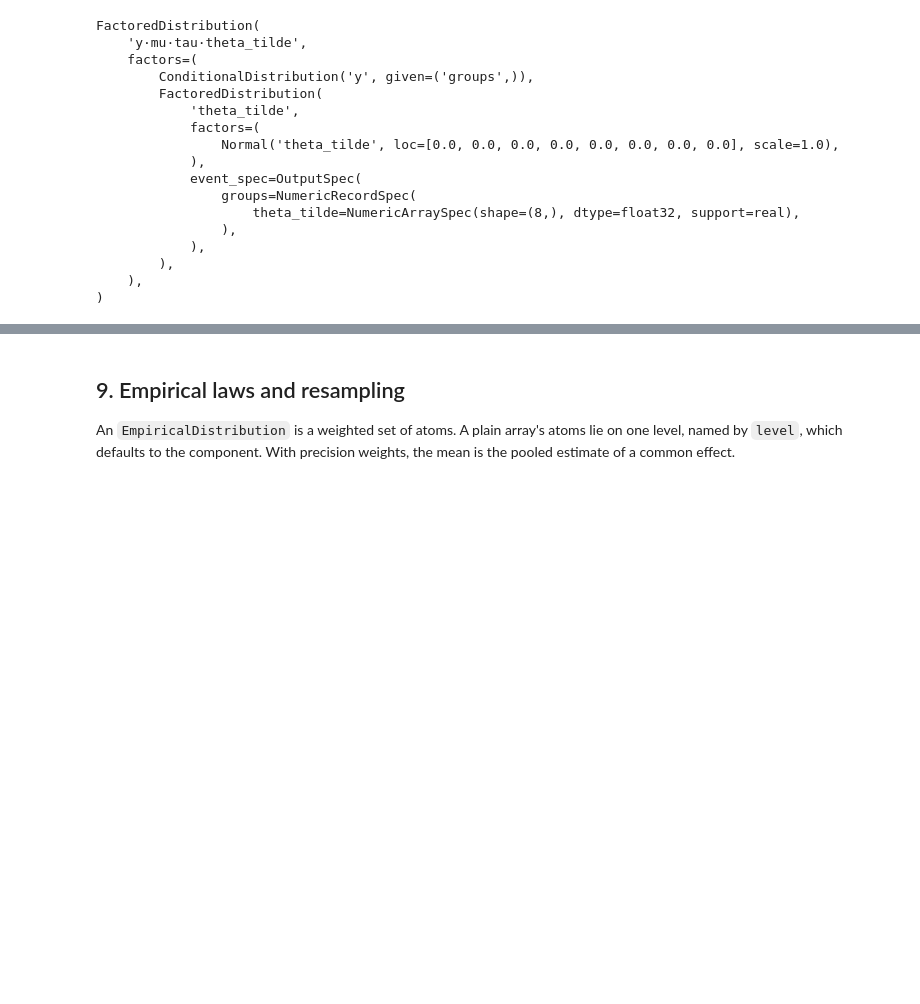
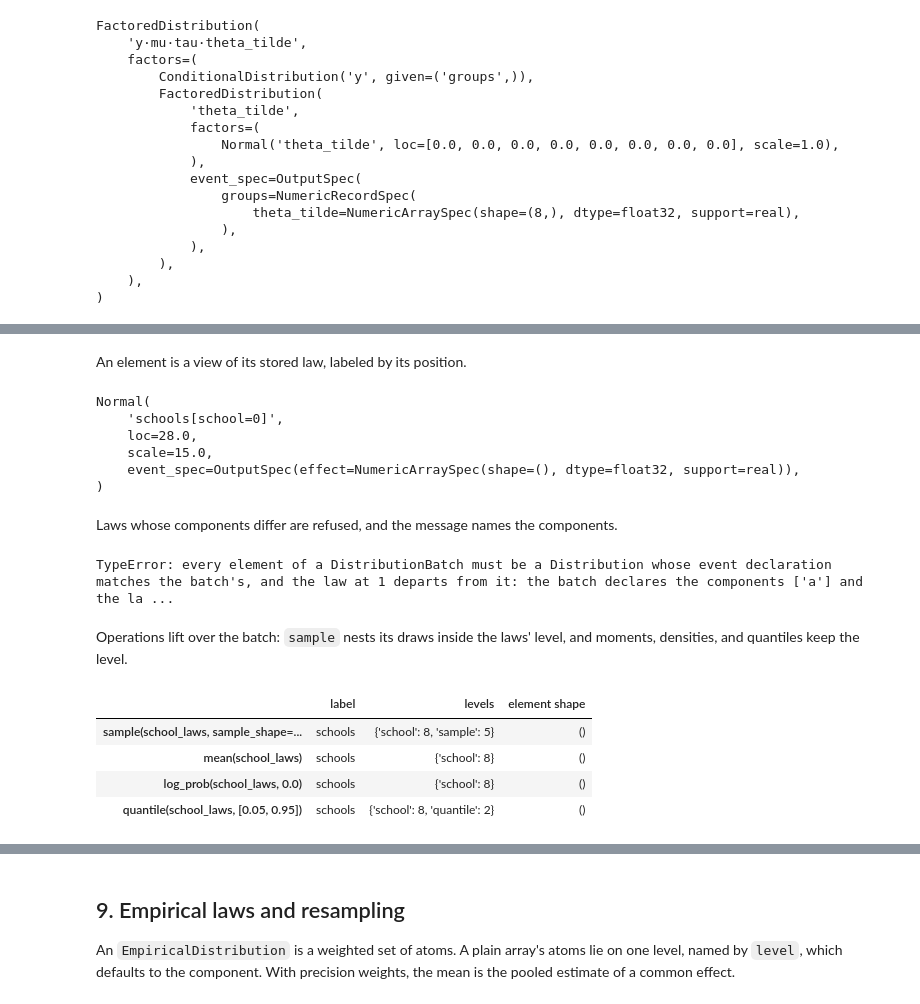
Before and after one commit to TARPS-group/prob-pipe, a Jupyter notebook: docs/tutorials/overhaul_tour.ipynb, the cells around one changed output, grey strips where cells are left out. Drawn from its saved outputs; the diff is of its cells as text; code cells hidden in the pictures; blank space fills up the shorter version.

```diff
--- a/docs/tutorials/overhaul_tour.ipynb
+++ b/docs/tutorials/overhaul_tour.ipynb
@@ -1224,9 +966,0 @@ Two empirical laws enumerate together, in either argument order.
-# %%
-tau_atoms = EmpiricalDistribution("tau", jnp.array([0.0, 1.0, 5.0]), weights=jnp.array([0.2, 0.3, 0.5]))
-enumerated = effect_of(4.0, tau_atoms, 0.5)
-print('enumerated, enumerated.atoms.values, enumerated.weights:', repr(enumerated), enumerated.atoms.values, enumerated.weights)
-print('enumerated.provenance.metadata["route"], enumerated.provenance.meta...:', enumerated.provenance.metadata["route"], enumerated.provenance.metadata["exact"])
-z_atoms = EmpiricalDistribution("z", jnp.array([-1.0, 1.0]))
-for args in [(4.0, tau_atoms, z_atoms), (z_atoms, tau_atoms, 0.5)]:
-    result = effect_of(*args)
-    print(result.num_atoms, result.provenance.metadata["route"], result.provenance.metadata["exact"])
@@ -1482,0 +1391,43 @@ mean(steps).values: [0.        2.8       3.755102  3.302886  3.7615602 3.017081
+# %% [markdown]
+An element is a view of its stored law, labeled by its position.
+# %%
+school_laws[0]
+# %% [output]
+Normal(
+    'schools[school=0]',
+    loc=28.0,
+    scale=15.0,
+    event_spec=OutputSpec(effect=NumericArraySpec(shape=(), dtype=float32, support=real)),
+)
+# %% [markdown]
+Laws whose components differ are refused, and the message names the components.
+# %%
+try:
+    DistributionBatch("pair", [Normal("a", 0.0, 1.0), Normal("b", 0.0, 1.0)], "law")
+except TypeError as error:
+    print(f"{type(error).__name__}: {error}")
+# %% [output]
+TypeError: every element of a DistributionBatch must be a Distribution whose event declaration matches the batch's, and the law at 1 departs from it: the batch declares the components ['a'] and the la ...
+# %% [markdown]
+Operations lift over the batch: `sample` nests its draws inside the laws' level, and moments, densities, and quantiles keep the level.
+# %%
+with workflow_run(seed=0):
+    batch_draws = sample(school_laws, sample_shape=(5,))
+batch_results = {
+    "sample(school_laws, sample_shape=(5,))": batch_draws,
+    "mean(school_laws)": mean(school_laws),
+    "log_prob(school_laws, 0.0)": log_prob(school_laws, 0.0),
+    "quantile(school_laws, [0.05, 0.95])": quantile(school_laws, jnp.array([0.05, 0.95])),
+}
+pd.DataFrame(
+    {"label": [result.name for result in batch_results.values()],
+     "levels": [dict(zip(result.level_names, result.batch_shape)) for result in batch_results.values()],
+     "element shape": [result.element_spec.shape for result in batch_results.values()]},
+    index=list(batch_results),
+)
+# %% [output]
+|  | label | levels | element shape |
+| sample(school_laws, sample_shape=... | schools | {'school': 8, 'sample': 5} | () |
+| mean(school_laws) | schools | {'school': 8} | () |
+| log_prob(school_laws, 0.0) | schools | {'school': 8} | () |
+| quantile(school_laws, [0.05, 0.95]) | schools | {'school': 8, 'quantile': 2} | () |
```
Also changed, not shown: parts of 124 cells of this notebook.
